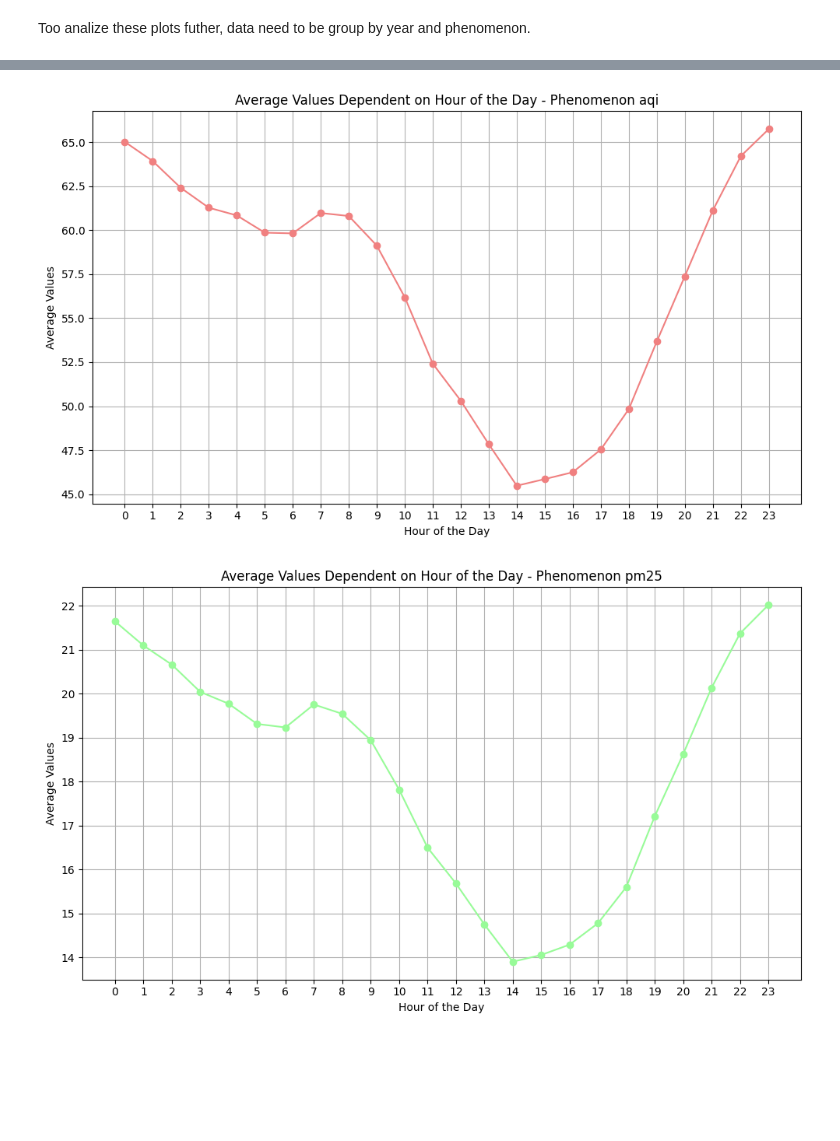
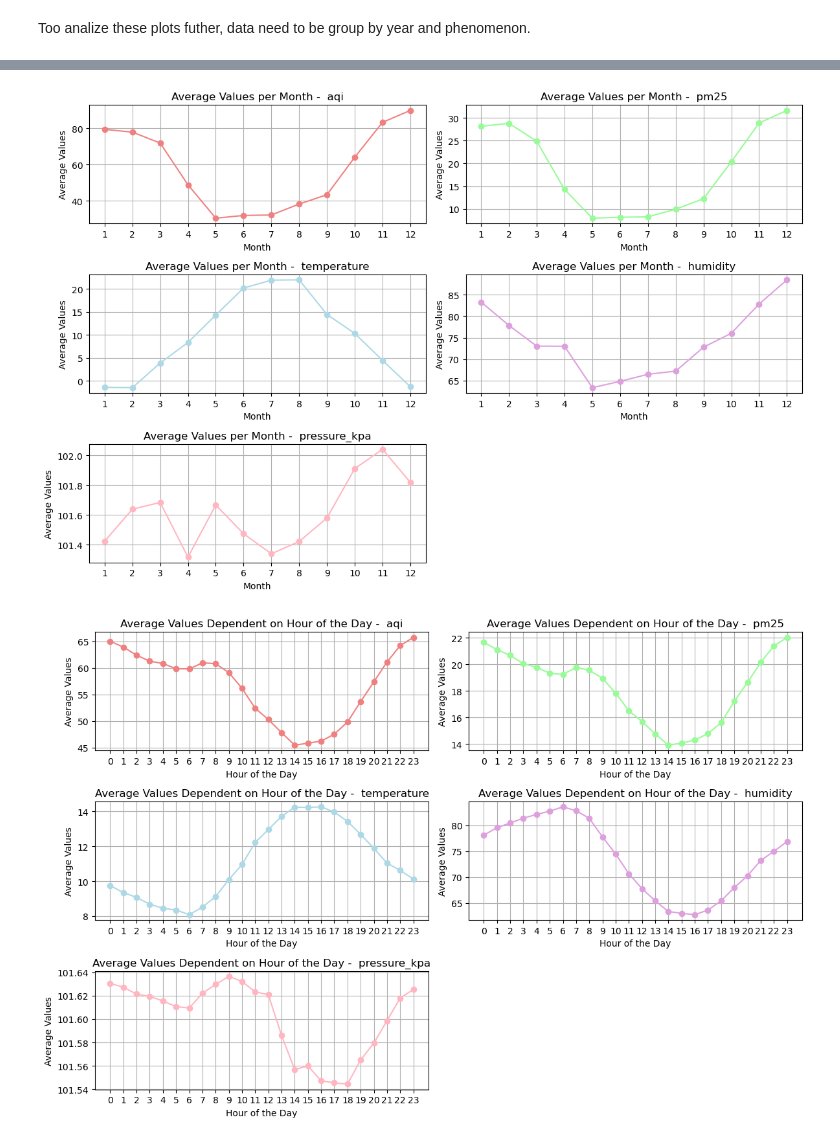
Before and after one commit to nastyabekesheva/Mathematical-Modeling, a Jupyter notebook: lab_1.ipynb, the cells around one changed output, grey strips where cells are left out. Cells and saved outputs as stored; diff of their text form; code cells hidden in the pictures; blank space fills up the shorter version.

Commit message:
plot updates

```diff
--- a/lab_1.ipynb
+++ b/lab_1.ipynb
@@ -123,7 +94,13 @@ plt.show()
+# %%
+df.loc[df['phenomenon'] == 'pressure_pa', 'value'] /= 1000
+# %%
+df['phenomenon'] = df['phenomenon'].replace({'pressure_pa': 'pressure_kpa'})
 # %% [markdown]
 Too analize these plots futher, data need to be group by year and phenomenon.
 # %%
 df['logged_at'] = pd.to_datetime(df['logged_at'])
+df['hour'] = df['logged_at'].dt.hour
+df['month'] = df['logged_at'].dt.month
 # %%
 phenomenons = list(df['phenomenon'].unique())
 colors = ['lightcoral', 'palegreen', 'lightblue', 'plum', 'lightpink']
@@ -164,19 +108,52 @@ aqi
+# %%
+num_categories = len(phenomenons)
+num_cols = 2
+num_rows = (num_categories + num_cols - 1) // num_cols
+# %%
+
+average_values = df.groupby(['phenomenon', 'month'])['value'].mean().reset_index()
+fig, axes = plt.subplots(num_rows, num_cols, figsize=(12, 8))
+
+for i, phenomenon_category in enumerate(phenomenons):
+    row = i // num_cols
+    col = i % num_cols
+    ax = axes[row, col]
+    subset_df = average_values[average_values['phenomenon'] == phenomenon_category]
+    ax.plot(subset_df['month'], subset_df['value'], marker='o', color=colors[i % len(colors)])
+    ax.set_xlabel('Month')
+    ax.set_ylabel('Average Values')
+    ax.set_title(f'Average Values per Month -  {phenomenon_category}')
+    ax.grid(True)
+    ax.set_xticks(range(1, 13))
+
+for i in range(num_categories, num_cols * num_rows):
+    fig.delaxes(axes.flatten()[i])
+
+plt.tight_layout()
+plt.show()
+# %% [output]
+[figure, added]
 # %%
+average_values = df.groupby(['phenomenon', 'hour'])['value'].mean().reset_index()
+fig, axes = plt.subplots(num_rows, num_cols, figsize=(12, 8))
 
-df['hour'] = df['logged_at'].dt.hour
-average_values = df.groupby(['phenomenon', 'hour'])['value'].mean().reset_index()
+for i, phenomenon_category in enumerate(phenomenons):
+    row = i // num_cols
+    col = i % num_cols
+    ax = axes[row, col]
 
-for phenomenon_category in phenomenons:
-    plt.figure(figsize=(10, 6))
     subset_df = average_values[average_values['phenomenon'] == phenomenon_category]
-    plt.plot(subset_df['hour'], subset_df['value'], marker='o', color=colors[phenomenons.index(phenomenon_category) % len(colors)])
-    plt.xlabel('Hour of the Day')
-    plt.ylabel('Average Values')
-    plt.title(f'Average Values Dependent on Hour of the Day - Phenomenon {phenomenon_category}')
-    plt.grid(True)
-    plt.xticks(range(24))
-    plt.tight_layout()
-    plt.show()
+    ax.plot(subset_df['hour'], subset_df['value'], marker='o', color=colors[i % len(colors)])
+    ax.set_xlabel('Hour of the Day')
+    ax.set_ylabel('Average Values')
+    ax.set_title(f'Average Values Dependent on Hour of the Day -  {phenomenon_category}')
+    ax.grid(True)
+    ax.set_xticks(range(24))
+
+for i in range(num_categories, num_cols * num_rows):
+    fig.delaxes(axes.flatten()[i])
+
+plt.tight_layout()
+plt.show()
 # %% [output]
-[figure, old version]
+[figure, new version]
-[figure, removed]
```
Also changed, not shown: parts of 6 cells of this notebook.
